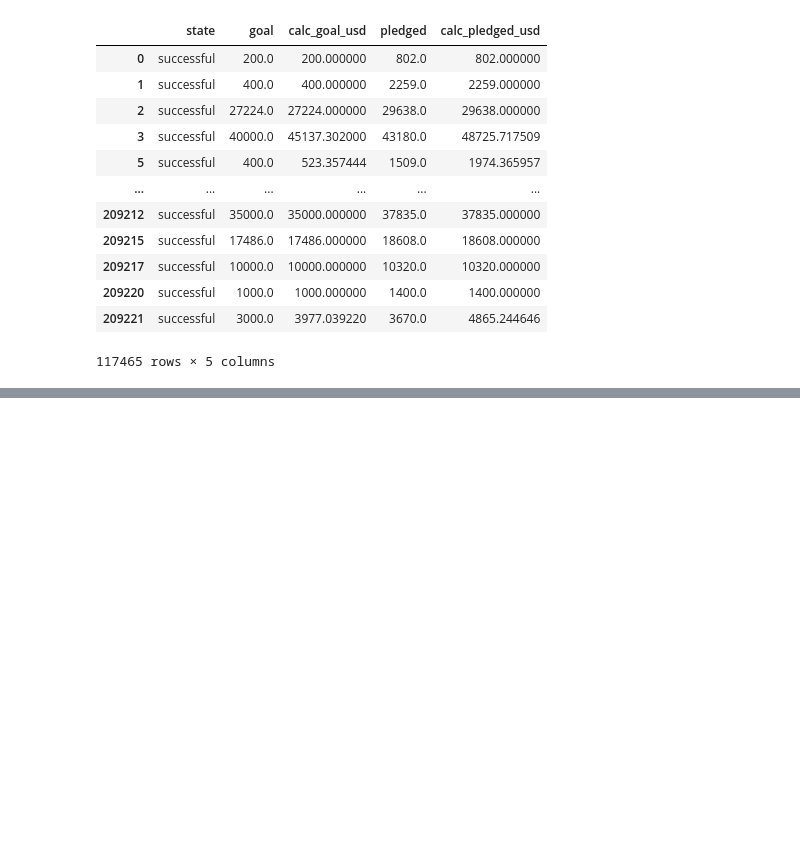
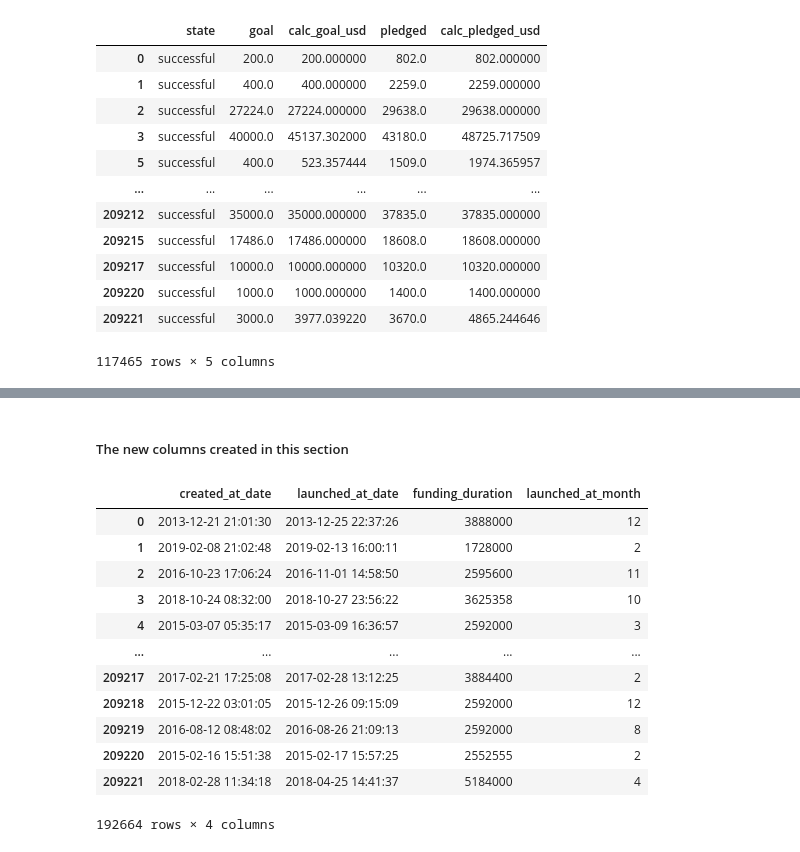
Before and after one commit to medscoops/Kickstarter_ARG, a Jupyter notebook: EDA-and-modeling.ipynb, the cells around one changed output, grey strips where cells are left out. Saved outputs shown, nothing was run; the diff lists cells and outputs as text; code cells hidden in the pictures; blank space fills up the shorter version.

```diff
--- a/EDA-and-modeling.ipynb
+++ b/EDA-and-modeling.ipynb
@@ -684,0 +721,2 @@ merged_df[merged_df["state"] == "successful"][["state", "goal", "calc_goal_usd",
+# %%
+merged_df["funding_duration"] = merged_df["deadline"] - merged_df["launched_at"]
@@ -684,0 +733,10 @@ merged_df[merged_df["state"] == "successful"][["state", "goal", "calc_goal_usd",
+# %%
+from datetime import datetime
+def convert_timestamp(x):
+    timestamp = x["launched_at"]
+    return datetime.utcfromtimestamp(timestamp).strftime('%Y-%m-%dT%H:%M:%SZ')
+
+merged_df["launched_at_date"] = merged_df.apply(convert_timestamp, axis=1)
+# %%
+
+merged_df["launched_at_date"] = pd.to_datetime(merged_df["launched_at_date"], format='%Y-%m-%dT%H:%M:%SZ')
@@ -684,0 +782,3 @@ merged_df[merged_df["state"] == "successful"][["state", "goal", "calc_goal_usd",
+# %%
+merged_df["launched_at_month"] = pd.DatetimeIndex(merged_df["launched_at_date"]).month
+merged_df["launched_at_month"]
@@ -684,0 +798,18 @@ merged_df[merged_df["state"] == "successful"][["state", "goal", "calc_goal_usd",
+# %% [markdown]
+##### The new columns created in this section
+# %%
+merged_df[["created_at_date", "launched_at_date", "funding_duration", "launched_at_month"]]
+# %% [output]
+|  | created_at_date | launched_at_date | funding_duration | launched_at_month |
+| 0 | 2013-12-21 21:01:30 | 2013-12-25 22:37:26 | 3888000 | 12 |
+| 1 | 2019-02-08 21:02:48 | 2019-02-13 16:00:11 | 1728000 | 2 |
+| 2 | 2016-10-23 17:06:24 | 2016-11-01 14:58:50 | 2595600 | 11 |
+| 3 | 2018-10-24 08:32:00 | 2018-10-27 23:56:22 | 3625358 | 10 |
+| 4 | 2015-03-07 05:35:17 | 2015-03-09 16:36:57 | 2592000 | 3 |
+| ... | ... | ... | ... | ... |
+| 209217 | 2017-02-21 17:25:08 | 2017-02-28 13:12:25 | 3884400 | 2 |
+| 209218 | 2015-12-22 03:01:05 | 2015-12-26 09:15:09 | 2592000 | 12 |
+| 209219 | 2016-08-12 08:48:02 | 2016-08-26 21:09:13 | 2592000 | 8 |
+| 209220 | 2015-02-16 15:51:38 | 2015-02-17 15:57:25 | 2552555 | 2 |
+| 209221 | 2018-02-28 11:34:18 | 2018-04-25 14:41:37 | 5184000 | 4 |
+192664 rows × 4 columns
```
Also changed, not shown: parts of 11 cells of this notebook.
